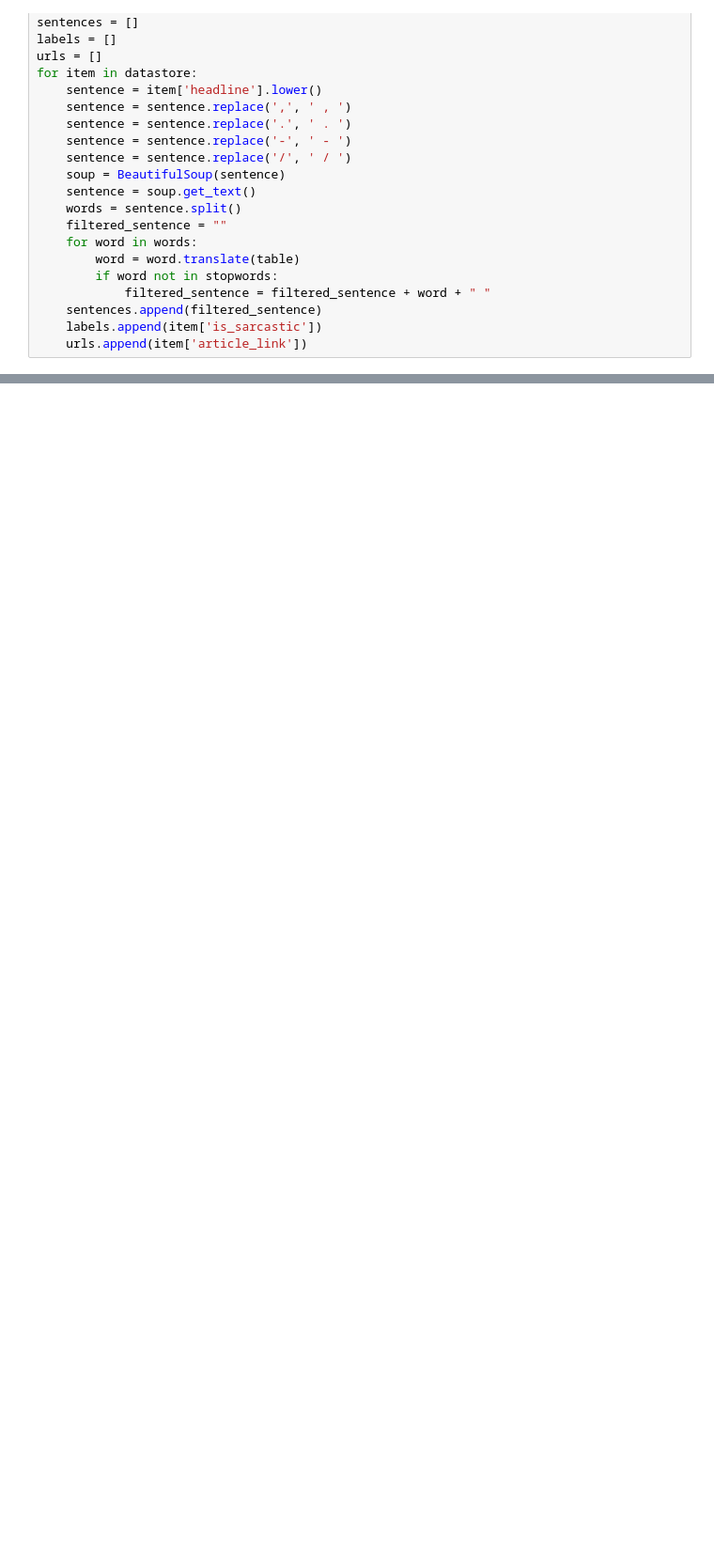
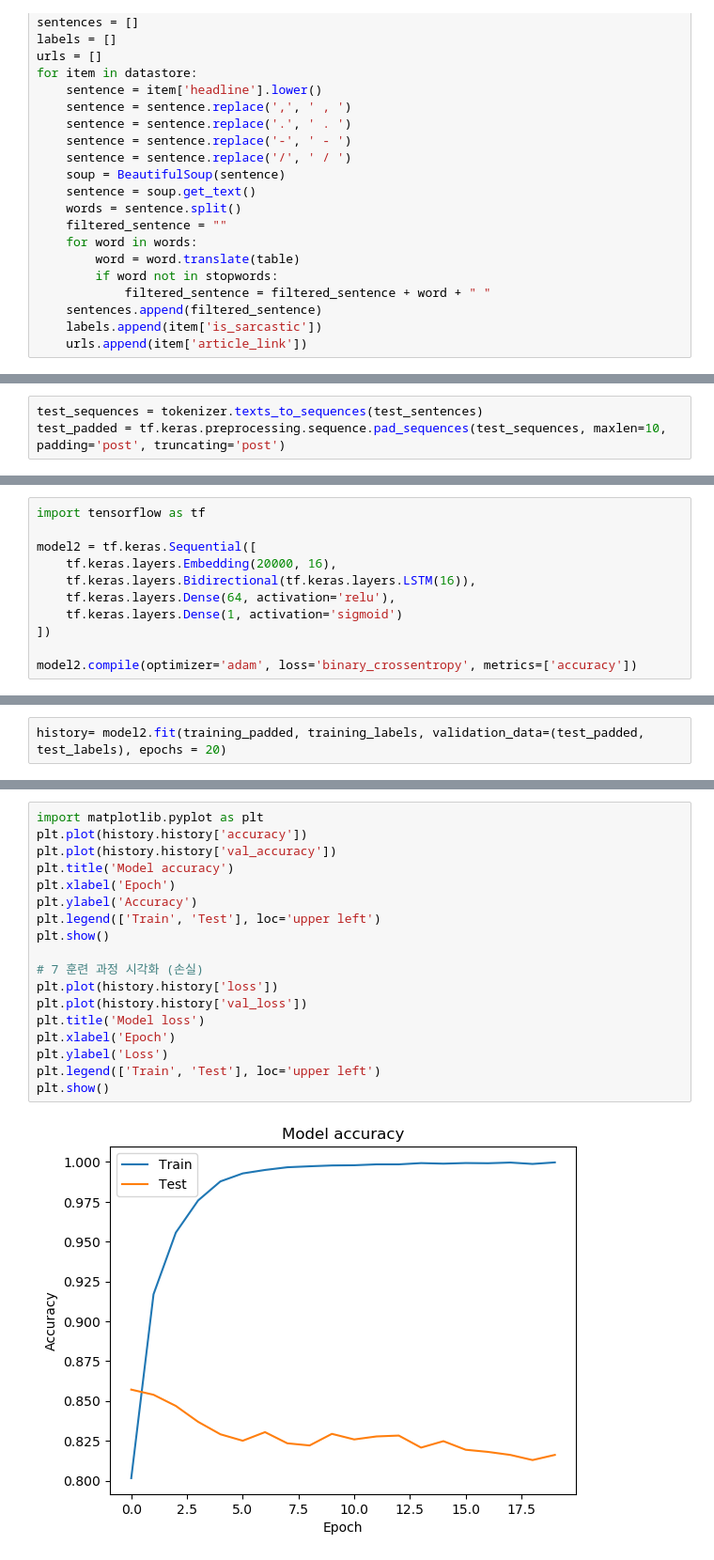
Before and after one commit to KBigForest/Bigforest_study, a Jupyter notebook: daily_study/23_03_30/sarcasm_detect.ipynb, the cells around one changed output, grey strips where cells are left out. Shown at 94% size. Cells and saved outputs as stored; diff of their text form; blank space fills up the shorter version.

```diff
--- a/daily_study/23_03_30/sarcasm_detect.ipynb
+++ b/daily_study/23_03_30/sarcasm_detect.ipynb
@@ -42,0 +62,3 @@ tf.keras.layers.E
+# %%
+test_sequences = tokenizer.texts_to_sequences(test_sentences)
+test_padded = tf.keras.preprocessing.sequence.pad_sequences(test_sequences, maxlen=10, padding='post', truncating='post')
@@ -42,0 +155,11 @@ tf.keras.layers.E
+# %%
+import tensorflow as tf
+
+model2 = tf.keras.Sequential([
+    tf.keras.layers.Embedding(20000, 16),
+    tf.keras.layers.Bidirectional(tf.keras.layers.LSTM(16)),
+    tf.keras.layers.Dense(64, activation='relu'),
+    tf.keras.layers.Dense(1, activation='sigmoid')
+])
+
+model2.compile(optimizer='adam', loss='binary_crossentropy', metrics=['accuracy'])
@@ -42,0 +187,2 @@ tf.keras.layers.E
+# %%
+history= model2.fit(training_padded, training_labels, validation_data=(test_padded, test_labels), epochs = 20)
@@ -42,0 +207,20 @@ tf.keras.layers.E
+# %%
+import matplotlib.pyplot as plt
+plt.plot(history.history['accuracy'])
+plt.plot(history.history['val_accuracy'])
+plt.title('Model accuracy')
+plt.xlabel('Epoch')
+plt.ylabel('Accuracy')
+plt.legend(['Train', 'Test'], loc='upper left')
+plt.show()
+
+# 7 훈련 과정 시각화 (손실)
+plt.plot(history.history['loss'])
+plt.plot(history.history['val_loss'])
+plt.title('Model loss')
+plt.xlabel('Epoch')
+plt.ylabel('Loss')
+plt.legend(['Train', 'Test'], loc='upper left')
+plt.show()
+# %% [output]
+[figure, added]
```
Also changed, not shown: parts of 18 cells of this notebook, 10 other files.
